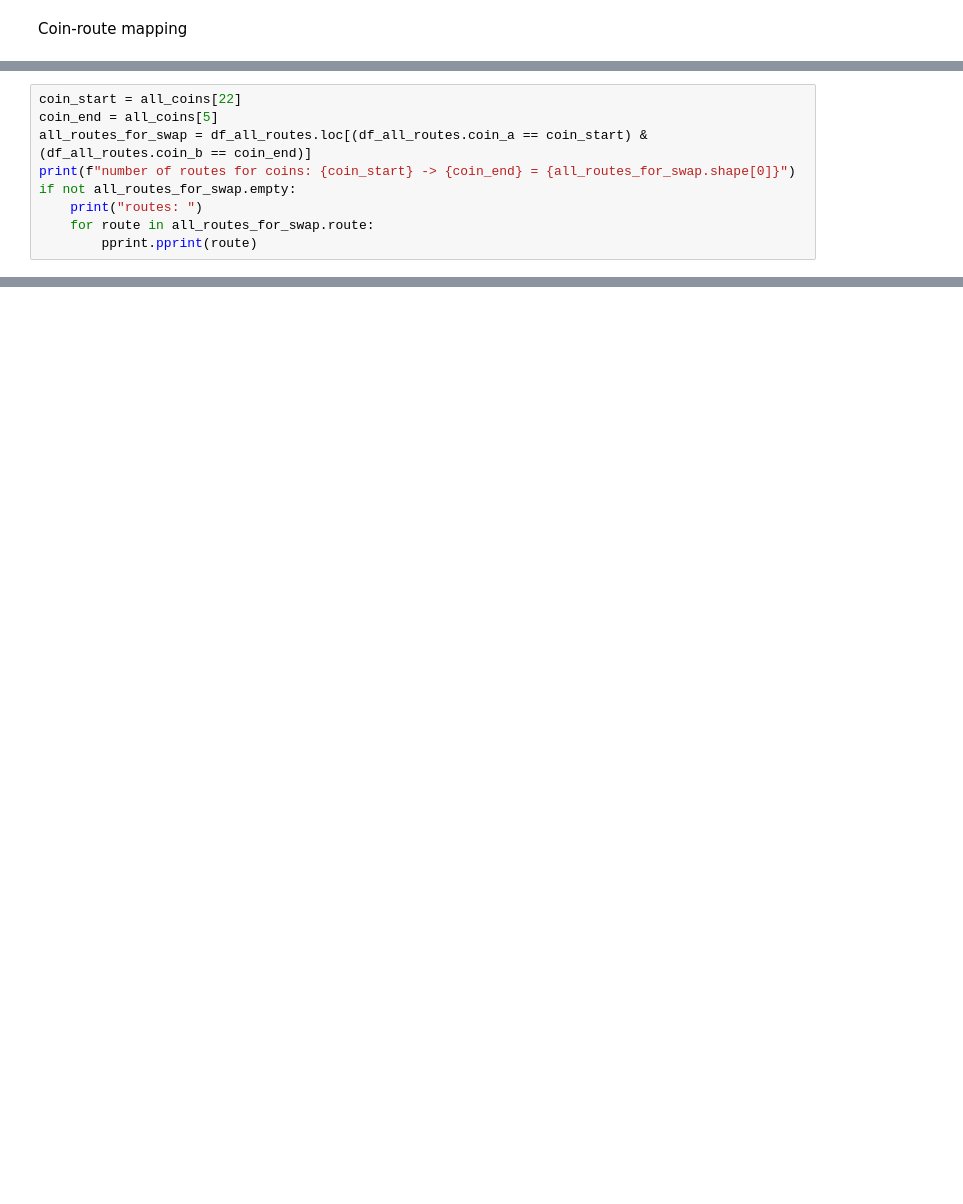
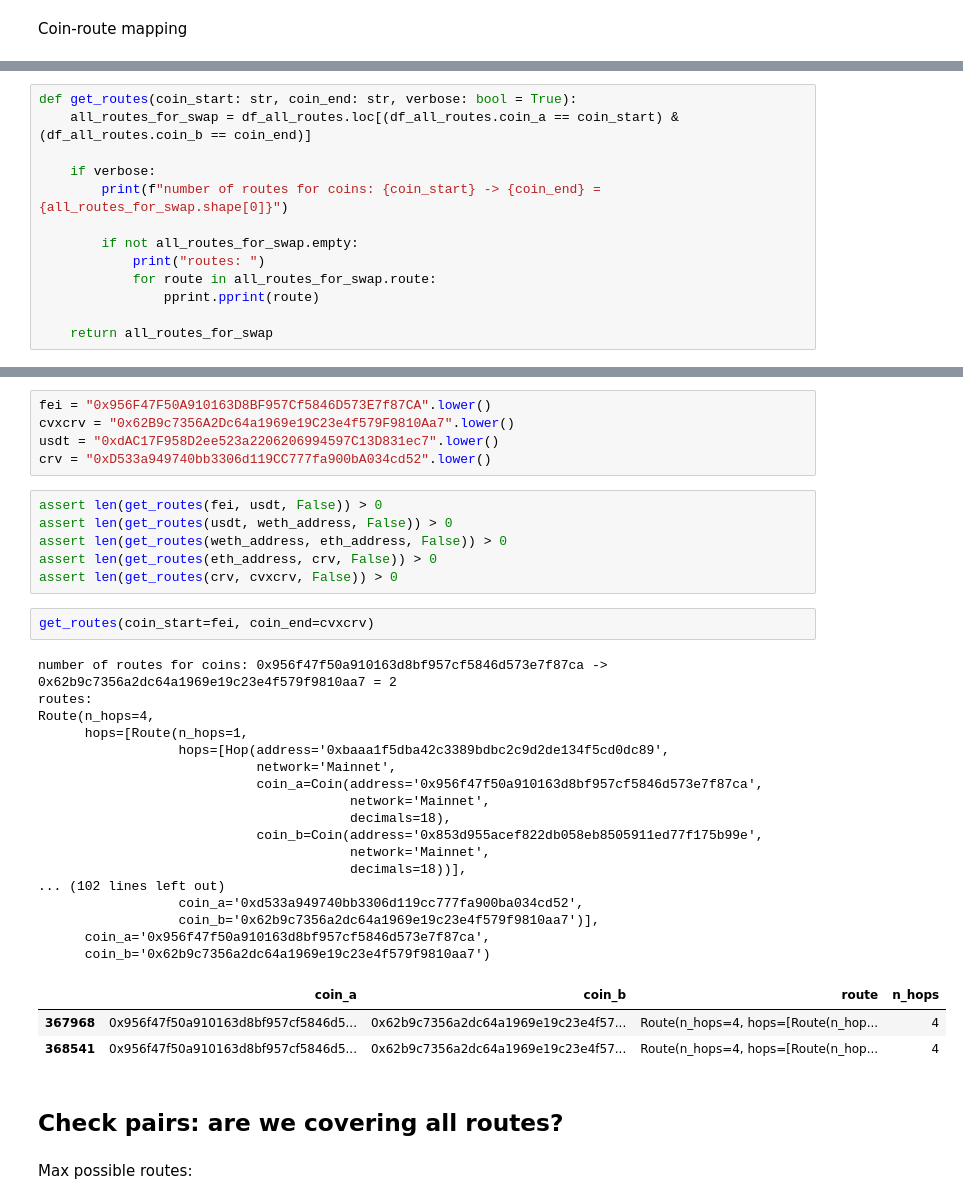
Before and after one commit to bout3fiddy/on-chain-analytics, a Jupyter notebook: notebooks/curve-analysis/curve-pools/pool/coin_map_mainnet.ipynb, the cells around one changed output, grey strips where cells are left out. Drawn from its saved outputs; the diff is of its cells as text; blank space fills up the shorter version.

```diff
--- a/notebooks/curve-analysis/curve-pools/pool/coin_map_mainnet.ipynb
+++ b/notebooks/curve-analysis/curve-pools/pool/coin_map_mainnet.ipynb
@@ -302,9 +506,13 @@ Get all routes for a coin. There could be redundant routes (i.e. routes with fou
 # %%
-coin_start = all_coins[22]
-coin_end = all_coins[5]
-all_routes_for_swap = df_all_routes.loc[(df_all_routes.coin_a == coin_start) & (df_all_routes.coin_b == coin_end)]
-print(f"number of routes for coins: {coin_start} -> {coin_end} = {all_routes_for_swap.shape[0]}")
-if not all_routes_for_swap.empty:
-    print("routes: ")
-    for route in all_routes_for_swap.route:
-        pprint.pprint(route)
+def get_routes(coin_start: str, coin_end: str, verbose: bool = True):
+    all_routes_for_swap = df_all_routes.loc[(df_all_routes.coin_a == coin_start) & (df_all_routes.coin_b == coin_end)]
+
+    if verbose:
+        print(f"number of routes for coins: {coin_start} -> {coin_end} = {all_routes_for_swap.shape[0]}")
+
+        if not all_routes_for_swap.empty:
+            print("routes: ")
+            for route in all_routes_for_swap.route:
+                pprint.pprint(route)
+
+    return all_routes_for_swap
@@ -328,0 +529,38 @@ Route(n_hops=2,
+# %%
+fei = "0x956F47F50A910163D8BF957Cf5846D573E7f87CA".lower()
+cvxcrv = "0x62B9c7356A2Dc64a1969e19C23e4f579F9810Aa7".lower()
+usdt = "0xdAC17F958D2ee523a2206206994597C13D831ec7".lower()
+crv = "0xD533a949740bb3306d119CC777fa900bA034cd52".lower()
+# %%
+assert len(get_routes(fei, usdt, False)) > 0
+assert len(get_routes(usdt, weth_address, False)) > 0
+assert len(get_routes(weth_address, eth_address, False)) > 0
+assert len(get_routes(eth_address, crv, False)) > 0
+assert len(get_routes(crv, cvxcrv, False)) > 0
+# %%
+get_routes(coin_start=fei, coin_end=cvxcrv)
+# %% [output]
+number of routes for coins: 0x956f47f50a910163d8bf957cf5846d573e7f87ca -> 0x62b9c7356a2dc64a1969e19c23e4f579f9810aa7 = 2
+routes:
+Route(n_hops=4,
+      hops=[Route(n_hops=1,
+                  hops=[Hop(address='0xbaaa1f5dba42c3389bdbc2c9d2de134f5cd0dc89',
+                            network='Mainnet',
+                            coin_a=Coin(address='0x956f47f50a910163d8bf957cf5846d573e7f87ca',
+                                        network='Mainnet',
+                                        decimals=18),
+                            coin_b=Coin(address='0x853d955acef822db058eb8505911ed77f175b99e',
+                                        network='Mainnet',
+                                        decimals=18))],
+... (102 lines left out)
+                  coin_a='0xd533a949740bb3306d119cc777fa900ba034cd52',
+                  coin_b='0x62b9c7356a2dc64a1969e19c23e4f579f9810aa7')],
+      coin_a='0x956f47f50a910163d8bf957cf5846d573e7f87ca',
+      coin_b='0x62b9c7356a2dc64a1969e19c23e4f579f9810aa7')
+|  | coin_a | coin_b | route | n_hops |
+| 367968 | 0x956f47f50a910163d8bf957cf5846d5... | 0x62b9c7356a2dc64a1969e19c23e4f57... | Route(n_hops=4, hops=[Route(n_hop... | 4 |
+| 368541 | 0x956f47f50a910163d8bf957cf5846d5... | 0x62b9c7356a2dc64a1969e19c23e4f57... | Route(n_hops=4, hops=[Route(n_hop... | 4 |
+# %% [markdown]
+## Check pairs: are we covering all routes?
+# %% [markdown]
+Max possible routes:
```
Also changed, not shown: parts of 31 cells of this notebook.
